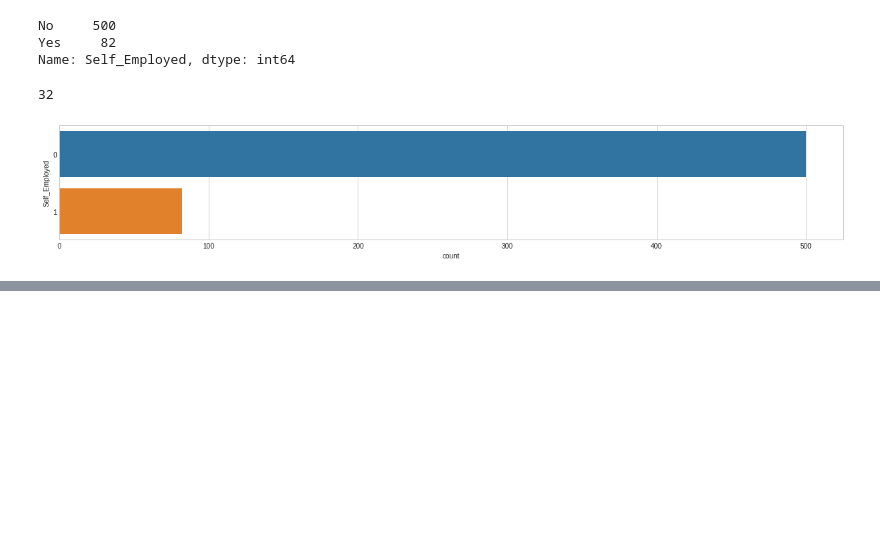
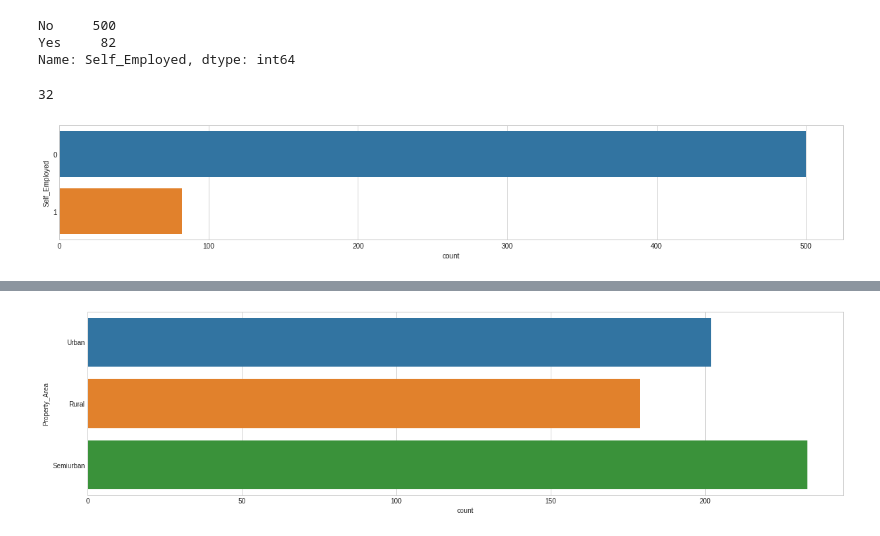
Before and after one commit to NilSagor/eda-tut, a Jupyter notebook: home_loan.ipynb, the cells around one changed output, grey strips where cells are left out. Cells and saved outputs as stored; diff of their text form; code cells hidden in the pictures; blank space fills up the shorter version.

```diff
--- a/home_loan.ipynb
+++ b/home_loan.ipynb
@@ -264,0 +277,8 @@ sns.countplot(y = "Self_Employed", data = dataset_bin);
+# %%
+dataset_bin["Property_Area"] = home_loan_train["Property_Area"]
+dataset_con["Property_Area"] = home_loan_train["Property_Area"]
+
+fig = plt.figure(figsize = (20,5))
+sns.countplot(y = "Property_Area", data = dataset_bin);
+# %% [output]
+[figure, added]
```
Also changed, not shown: parts of 4 cells of this notebook.
